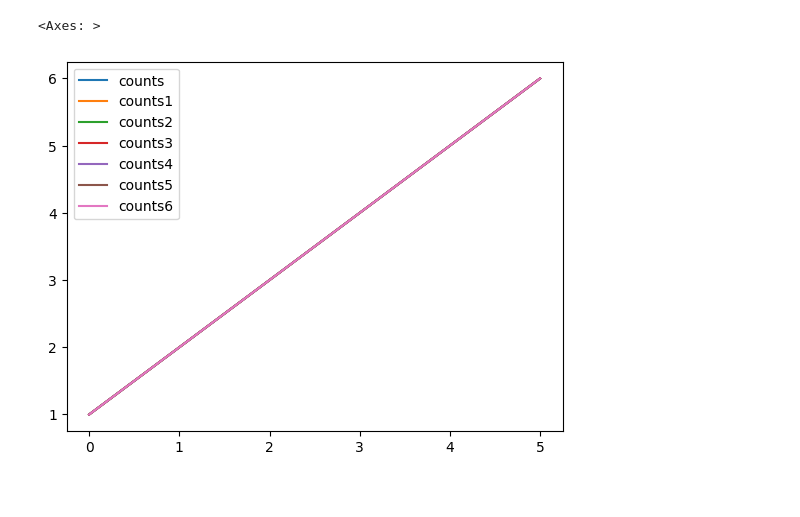
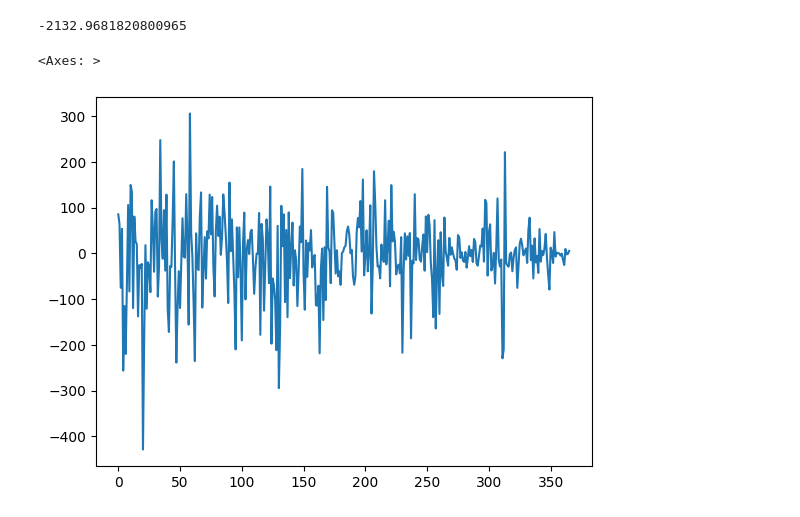
Before and after one commit to yazeedhasan97/DataScinence, a Jupyter notebook: CryptoAnalytics.ipynb, the cells around one changed output. Saved outputs shown, nothing was run; the diff lists cells and outputs as text; code cells hidden in the pictures.

```diff
--- a/CryptoAnalytics.ipynb
+++ b/CryptoAnalytics.ipynb
@@ -72,8 +102,17 @@ def retrive_data(uri):
 # %%
 uri = uri_generator('ETH', start=20220101, end=20230101)
 data = retrive_data(uri)
-# result = requests.get(res)
-data
+
+# dimentional information  # fill inside the dim table
+#   'iso': 'ETH',
+#   'name': 'Ethereum',
+#   'slug': 'ethereum',
+#   'ingestionStart': '2015-08-09',
+#   'interval': '1d',
+
+# ohlc
+df = pd.DataFrame(data['data']['entries'], columns=['epoch', 'open', 'high', 'low', 'close']) # Build table for coin data
+df # PK is the epoch for a single coin - hash - partitioning 20240405
 # result.json()['data']['entries']
 # %% [output]
 https://production.api.coindesk.com/v2/price/values/ETH?start_date=2022-01-01T00:00&end_date=2023-01-01T00:00&ohlc=true
@@ -97,5 +147,9 @@ https://production.api.coindesk.com/v2/price/values/ETH?start_date=2022-01-01T00
 # %%
-df.plot()
+((df['close'] - df['open']).mean()) * df.shape[0]
 # %% [output]
-<Axes: >
+-2132.9681820800965
-[figure, removed]
+# %%
+(df['close'] - df['open']).plot()
+# %% [output]
+<Axes: >
+[figure, added]
```
Also changed, not shown: parts of 16 cells of this notebook, 12 other files.
